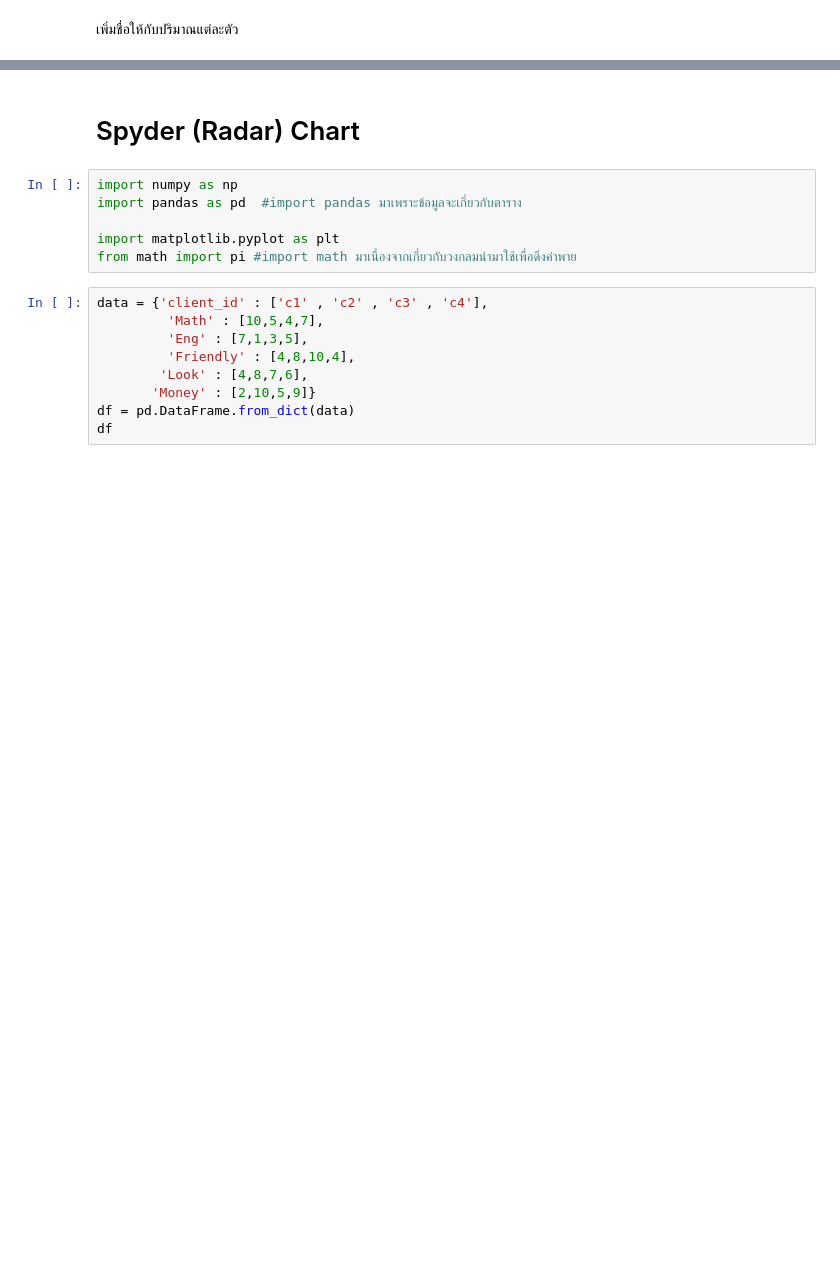
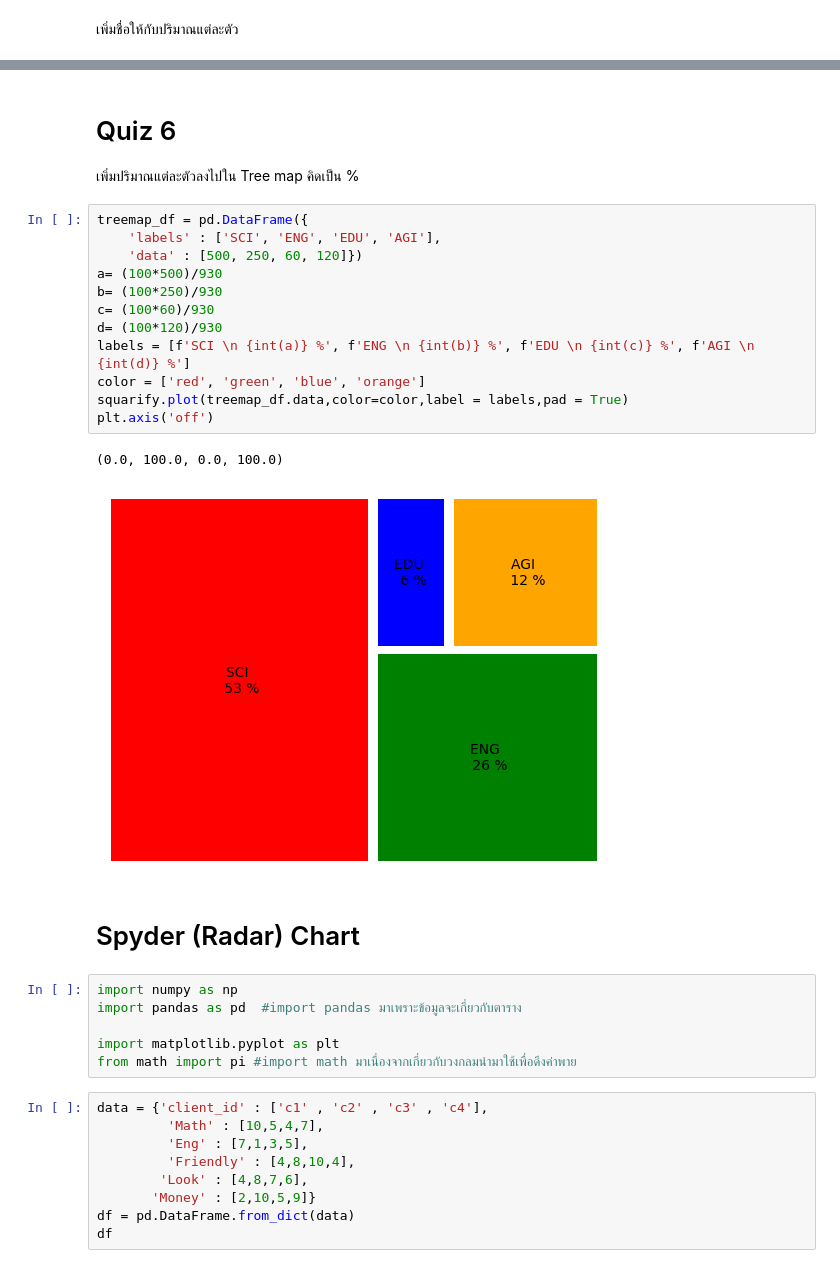
Before and after one commit to JirawatTa/python_dataviz2023, a Jupyter notebook: DataViz04_Data_Comparison.ipynb, the cells around one changed output, grey strips where cells are left out. Saved outputs shown, nothing was run; the diff lists cells and outputs as text; blank space fills up the shorter version.

Commit message:
Quiz 6

```diff
--- a/DataViz04_Data_Comparison.ipynb
+++ b/DataViz04_Data_Comparison.ipynb
@@ -479,3 +488,21 @@ plt.axis('off')
+# %% [markdown]
+# Quiz 6
+เพิ่มปริมาณแต่ละตัวลงไปใน Tree map คิดเป็น %
+# %%
+treemap_df = pd.DataFrame({
+    'labels' : ['SCI', 'ENG', 'EDU', 'AGI'],
+    'data' : [500, 250, 60, 120]})
+a= (100*500)/930
+b= (100*250)/930
+c= (100*60)/930
+d= (100*120)/930
+labels = [f'SCI \n {int(a)} %', f'ENG \n {int(b)} %', f'EDU \n {int(c)} %', f'AGI \n {int(d)} %']
+color = ['red', 'green', 'blue', 'orange']
+squarify.plot(treemap_df.data,color=color,label = labels,pad = True)
+plt.axis('off')
+# %% [output]
+(0.0, 100.0, 0.0, 100.0)
+[figure, added]
 # %% [markdown]
 # Spyder (Radar) Chart
 # %%
```
Also changed, not shown: parts of 27 cells of this notebook.
